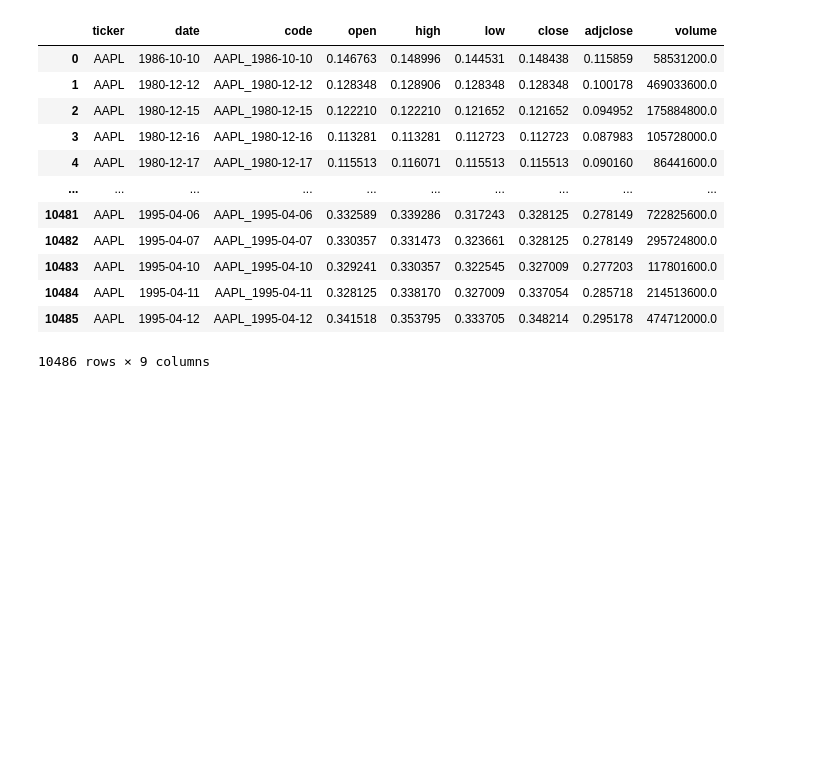
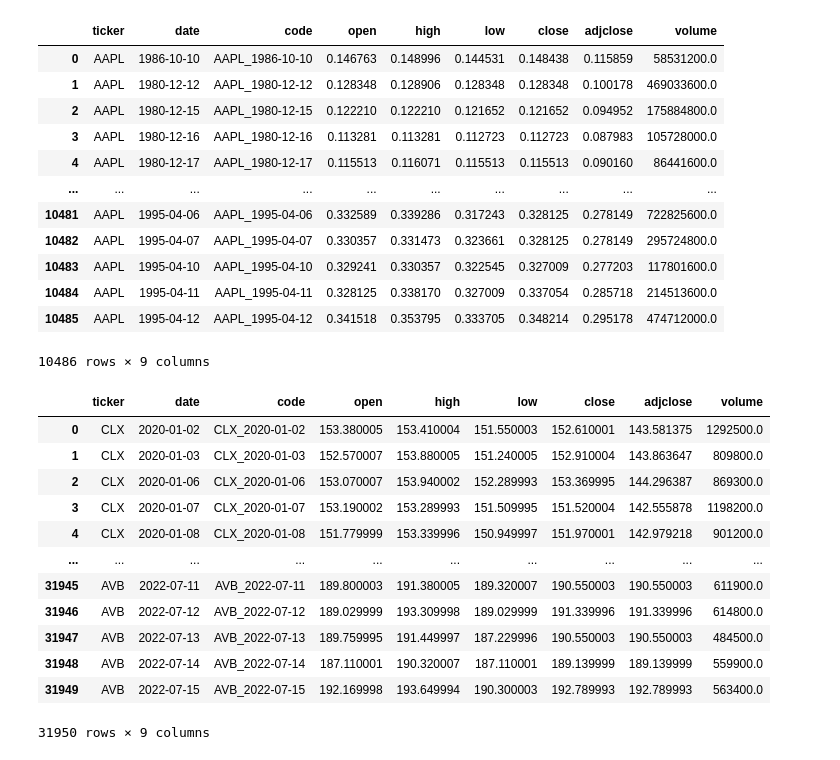
Before and after one commit to hothooper7/Stock_Market_Analysis, a Jupyter notebook: exploratory_codes/Stocks_ETL.ipynb, the cells around one changed output. Cells and saved outputs as stored; diff of their text form; code cells hidden in the pictures; blank space fills up the shorter version.

Commit message:
Added python code for SQL Query

```diff
--- a/exploratory_codes/Stocks_ETL.ipynb
+++ b/exploratory_codes/Stocks_ETL.ipynb
@@ -486,3 +486,9 @@ df
 # %%
 # db_string = f'postgresql://postgres:{db_password}@127.0.0.1:5432/Stock_Market'
 # engine = create_engine(db_string)
+# %%
+# Connect with Amazon RDS Database Instance
+
+db_string = f'postgresql://postgres:{db_password}@myclassdb-01.cd80yqfjmzyg.us-east-1.rds.amazonaws.com/stock_market'
+
+engine = create_engine(db_string)
@@ -488,0 +499,7 @@ df
+# %%
+tickers = ['CLX', 'COST', 'GIS', 'HRL', 'KO', 'KR', 'PEP', 'PG', 'STZ', 'WMT',
+       'AAP', 'AMZN', 'EBAY', 'EXPE', 'F', 'HD', 'LOW', 'NKE', 'SBUX',
+       'TSLA', 'ABT', 'AMGN', 'BIIB', 'BMY', 'CI', 'GILD', 'JNJ', 'LH',
+       'PFE', 'UNH', 'AAPL', 'AMAT', 'AMD', 'MSFT', 'MU', 'NVDA', 'NXPI',
+       'PAYC', 'PYPL', 'SWKS', 'AMT', 'AVB', 'CBRE', 'DRE', 'ESS', 'EXR',
+       'KIM', 'PSA', 'SPG', 'WELL']
@@ -488,0 +510,25 @@ df
+# %%
+placeholders = ", ".join(["%s" for _ in tickers])
+date1 = '2020-01-01'
+date2 = '2022-07-15'
+query = '''SELECT * FROM stocks
+           WHERE ticker in ({}) AND date BETWEEN %s AND %s;
+        '''.format(placeholders)
+
+df = pd.read_sql_query(query, engine, params=(*tickers, date1, date2))
+# %%
+df
+# %% [output]
+|  | ticker | date | code | open | high | low | close | adjclose | volume |
+| 0 | CLX | 2020-01-02 | CLX_2020-01-02 | 153.380005 | 153.410004 | 151.550003 | 152.610001 | 143.581375 | 1292500.0 |
+| 1 | CLX | 2020-01-03 | CLX_2020-01-03 | 152.570007 | 153.880005 | 151.240005 | 152.910004 | 143.863647 | 809800.0 |
+| 2 | CLX | 2020-01-06 | CLX_2020-01-06 | 153.070007 | 153.940002 | 152.289993 | 153.369995 | 144.296387 | 869300.0 |
+| 3 | CLX | 2020-01-07 | CLX_2020-01-07 | 153.190002 | 153.289993 | 151.509995 | 151.520004 | 142.555878 | 1198200.0 |
+| 4 | CLX | 2020-01-08 | CLX_2020-01-08 | 151.779999 | 153.339996 | 150.949997 | 151.970001 | 142.979218 | 901200.0 |
+| ... | ... | ... | ... | ... | ... | ... | ... | ... | ... |
+| 31945 | AVB | 2022-07-11 | AVB_2022-07-11 | 189.800003 | 191.380005 | 189.320007 | 190.550003 | 190.550003 | 611900.0 |
+| 31946 | AVB | 2022-07-12 | AVB_2022-07-12 | 189.029999 | 193.309998 | 189.029999 | 191.339996 | 191.339996 | 614800.0 |
+| 31947 | AVB | 2022-07-13 | AVB_2022-07-13 | 189.759995 | 191.449997 | 187.229996 | 190.550003 | 190.550003 | 484500.0 |
+| 31948 | AVB | 2022-07-14 | AVB_2022-07-14 | 187.110001 | 190.320007 | 187.110001 | 189.139999 | 189.139999 | 559900.0 |
+| 31949 | AVB | 2022-07-15 | AVB_2022-07-15 | 192.169998 | 193.649994 | 190.300003 | 192.789993 | 192.789993 | 563400.0 |
+31950 rows × 9 columns
```
Also changed, not shown: parts of 2 cells of this notebook.
